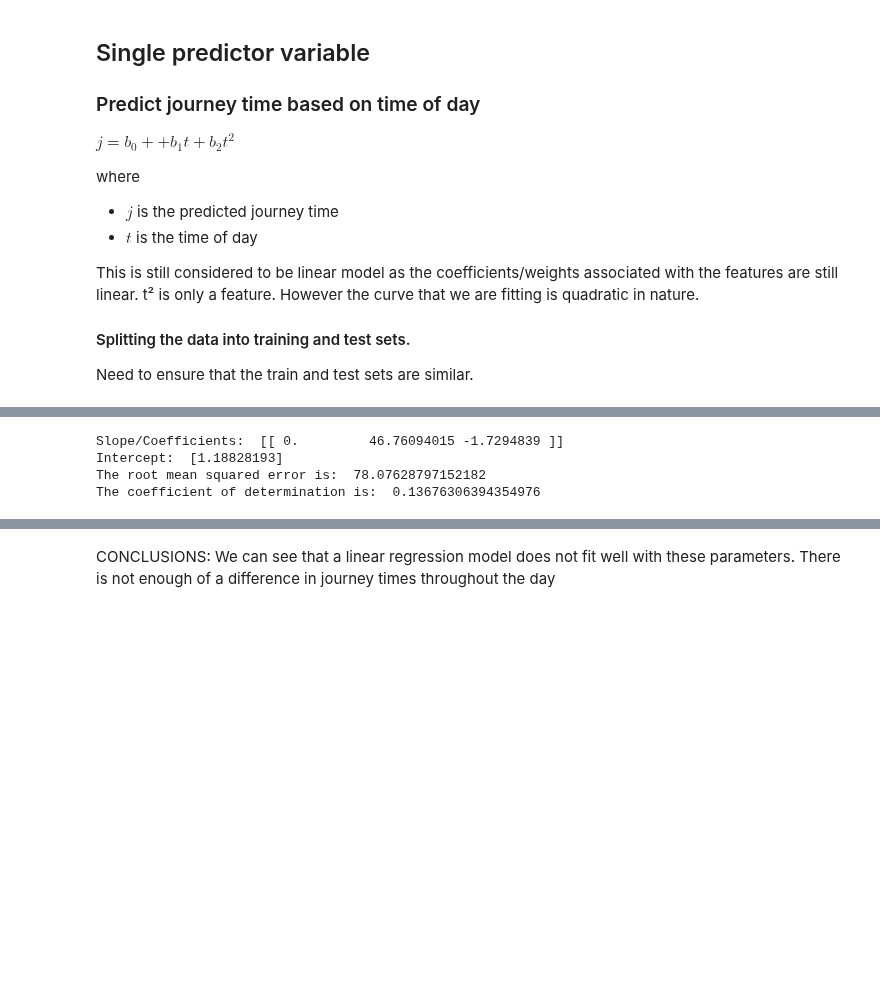
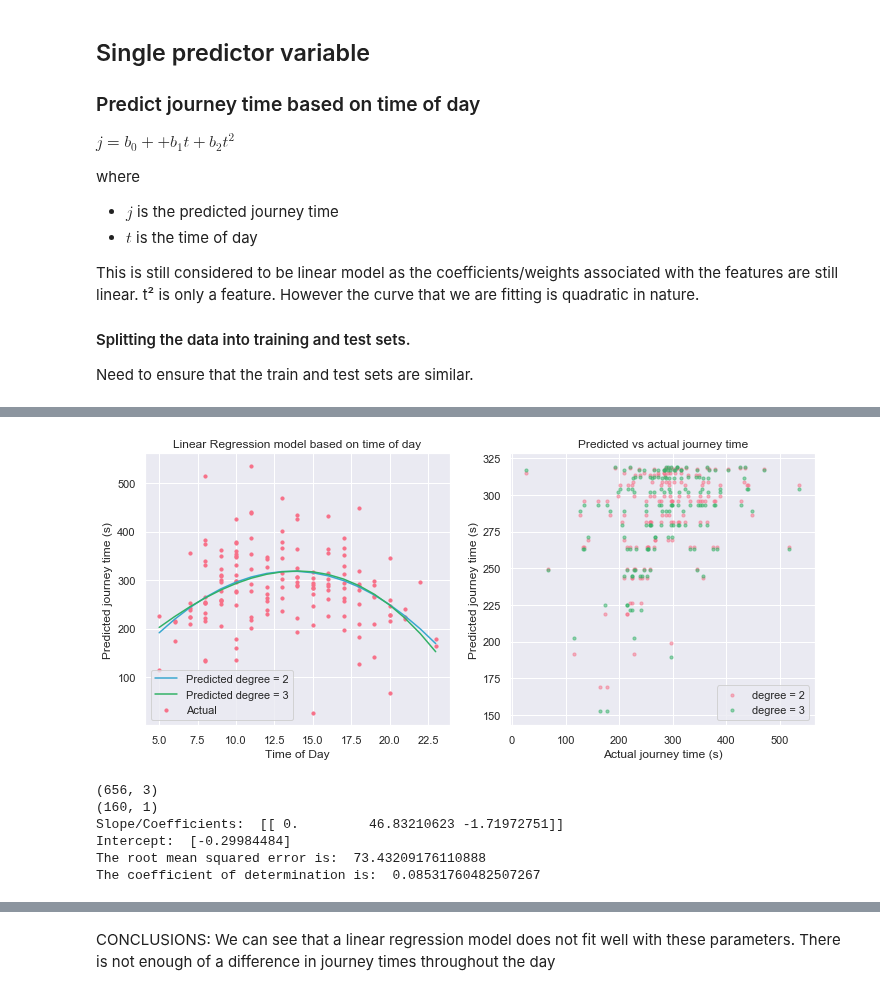
Before and after one commit to serenelc/individual-project-beng, a Jupyter notebook: regression-model.ipynb, the cells around one changed output, grey strips where cells are left out. Cells and saved outputs as stored; diff of their text form; code cells hidden in the pictures; blank space fills up the shorter version.

Commit message:
Poly regression of degree 2 and 3 don't seem to be much different

```diff
--- a/regression-model.ipynb
+++ b/regression-model.ipynb
@@ -414,3 +441,32 @@ validation_time_of_day.head()
+# %%
+import operator
+
+x = validation_time_of_day['Time of Day'][:, np.newaxis]
+sort_axis = operator.itemgetter(0)
+sorted_zip2 = sorted(zip(x, y_pred_time_of_day2), key=sort_axis)
+sorted_zip3 = sorted(zip(x, y_pred_time_of_day3), key=sort_axis)
+x2, y_pred_2 = zip(*sorted_zip2)
+x3, y_pred_3 = zip(*sorted_zip3)
+
+# Plot outputs
+fig, ax = plt.subplots(figsize=(12,5), nrows = 1, ncols = 2)
+ax[0].scatter(x, y_test_time_of_day, label = "Actual", s = 10)
+ax[0].plot(x2, y_pred_2, label = "Predicted degree = 2", color = cs[5])
+ax[0].plot(x3, y_pred_3, label = "Predicted degree = 3", color = cs[3])
+ax[0].set_title("Linear Regression model based on time of day")
+ax[0].set_xlabel("Time of Day")
+ax[0].set_ylabel("Predicted journey time (s)")
+ax[0].legend()
+
+ax[1].scatter(y_test, y_pred_time_of_day2, label = "degree = 2", alpha = 0.5, s = 10)
+ax[1].scatter(y_test, y_pred_time_of_day3, label = "degree = 3", color = cs[3], alpha = 0.5, s = 10)
+ax[1].set_title("Predicted vs actual journey time")
+ax[1].set_xlabel("Actual journey time (s)")
+ax[1].set_ylabel("Predicted journey time (s)")
+ax[1].legend()
+plt.show()
+# %% [output]
+[figure, added]
 # %%
 from sklearn.metrics import mean_squared_error, r2_score
 
@@ -421,6 +477,7 @@ x_train_time_of_day = polynomial_features.transform(training_time_of_day['Time o
 x_test_time_of_day = polynomial_features.transform(validation_time_of_day['Time of Day'][:, np.newaxis])
 y_train_time_of_day = training_time_of_day['Journey Time (s)'][:, np.newaxis]
 y_test_time_of_day = validation_time_of_day['Journey Time (s)'][:, np.newaxis]
+print(x_train_time_of_day.shape)
 
 # Fit model
 linreg = LinearRegression()
@@ -428,6 +485,7 @@ linreg.fit(x_train_time_of_day, y_train_time_of_day)
 
 # Apply the model to the validation data to predict the ‘Journey Time’
 y_pred_time_of_day = linreg.predict(x_test_time_of_day)
+print(y_pred_time_of_day.shape)
 
 # Calculate measures of success
 mse_time_of_day = mean_squared_error(y_test_time_of_day, y_pred_time_of_day)
@@ -440,10 +498,12 @@ print('The root mean squared error is: ', rmse_time_of_day)
 # coefficient of determination = 1 is perfect prediction
 print('The coefficient of determination is: ', r2_score_time_of_day)
 # %% [output]
-Slope/Coefficients:  [[ 0.         46.76094015 -1.7294839 ]]
-Intercept:  [1.18828193]
-The root mean squared error is:  78.07628797152182
-The coefficient of determination is:  0.13676306394354976
+(656, 3)
+(160, 1)
+Slope/Coefficients:  [[ 0.         46.83210623 -1.71972751]]
+Intercept:  [-0.29984484]
+The root mean squared error is:  73.43209176110888
+The coefficient of determination is:  0.08531760482507267
 # %%
 x = validation_time_of_day['Time of Day'][:, np.newaxis]
 sort_axis = operator.itemgetter(0)
```
Also changed, not shown: parts of 4 cells of this notebook, 51 other files.
